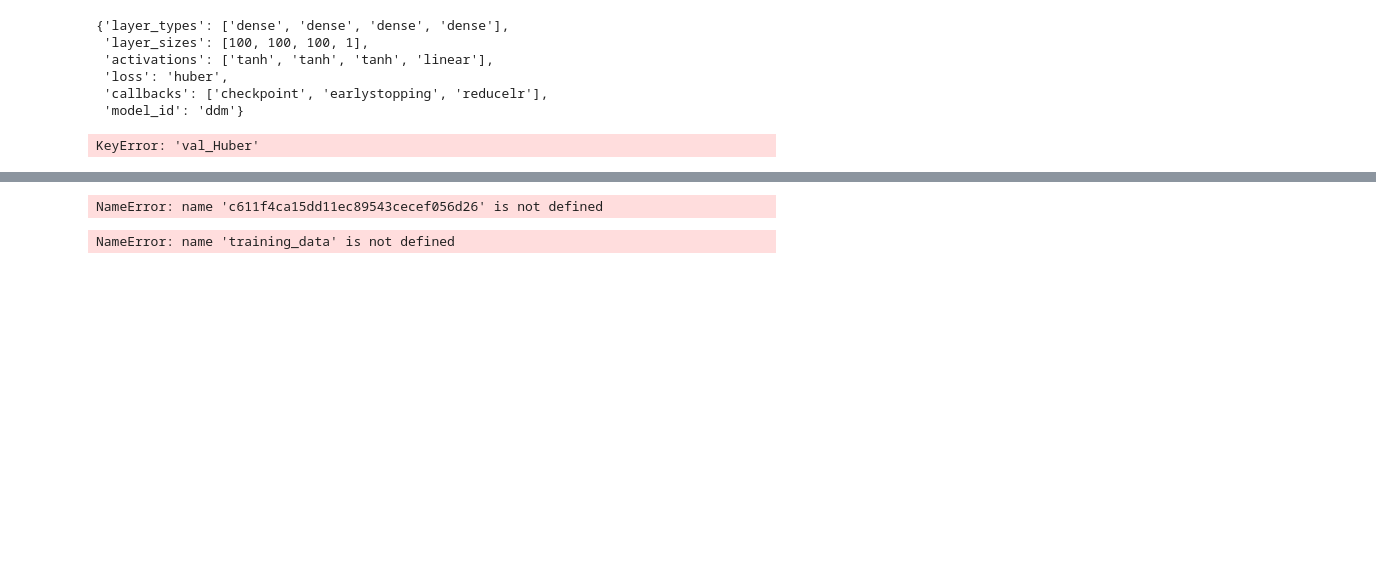
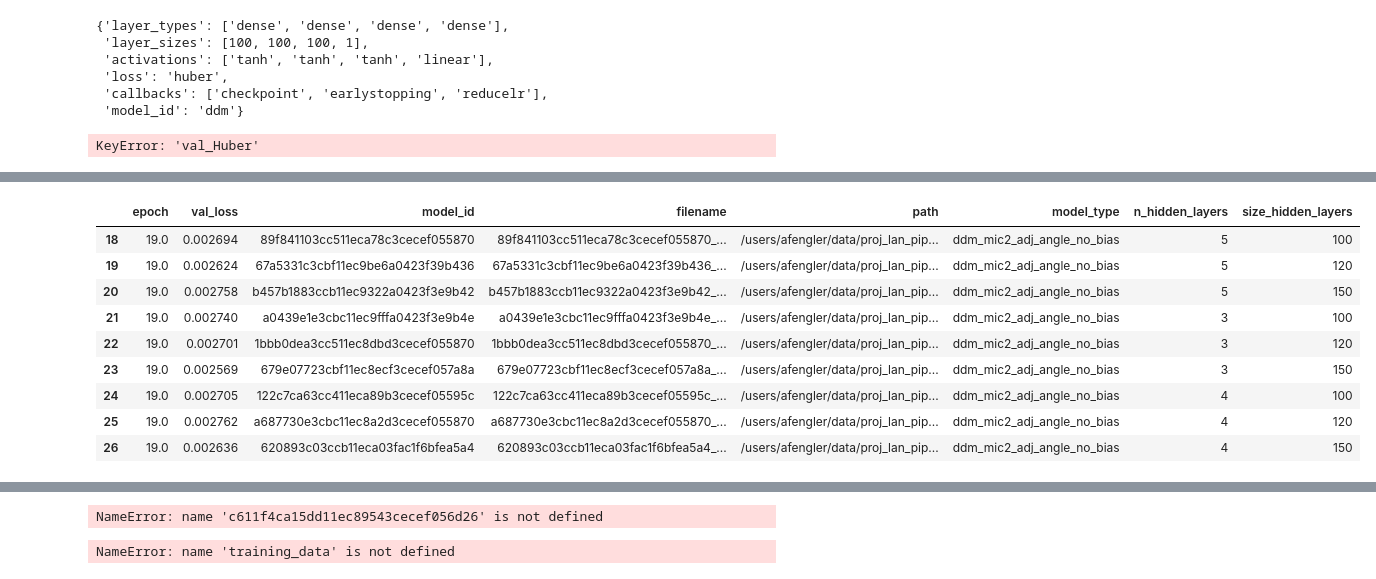
Before and after one commit to AlexanderFengler/LAN_scripts, a Jupyter notebook: check_network_performance.ipynb, the cells around one changed output, grey strips where cells are left out. Cells and saved outputs as stored; diff of their text form; code cells hidden in the pictures; blank space fills up the shorter version.

```diff
--- a/check_network_performance.ipynb
+++ b/check_network_performance.ipynb
@@ -137,0 +178,13 @@ full_dat.loc[full_dat['model_type'] == 'mic2_weibull_no_bias', :]
+# %%
+full_dat.loc[full_dat['model_type'] == 'ddm_mic2_adj_angle_no_bias', :]
+# %% [output]
+|  | epoch | val_loss | model_id | filename | path | model_type | n_hidden_layers | size_hidden_layers |
+| 18 | 19.0 | 0.002694 | 89f841103cc511eca78c3cecef055870 | 89f841103cc511eca78c3cecef055870_... | /users/afengler/data/proj_lan_pip... | ddm_mic2_adj_angle_no_bias | 5 | 100 |
+| 19 | 19.0 | 0.002624 | 67a5331c3cbf11ec9be6a0423f39b436 | 67a5331c3cbf11ec9be6a0423f39b436_... | /users/afengler/data/proj_lan_pip... | ddm_mic2_adj_angle_no_bias | 5 | 120 |
+| 20 | 19.0 | 0.002758 | b457b1883ccb11ec9322a0423f3e9b42 | b457b1883ccb11ec9322a0423f3e9b42_... | /users/afengler/data/proj_lan_pip... | ddm_mic2_adj_angle_no_bias | 5 | 150 |
+| 21 | 19.0 | 0.002740 | a0439e1e3cbc11ec9fffa0423f3e9b4e | a0439e1e3cbc11ec9fffa0423f3e9b4e_... | /users/afengler/data/proj_lan_pip... | ddm_mic2_adj_angle_no_bias | 3 | 100 |
+| 22 | 19.0 | 0.002701 | 1bbb0dea3cc511ec8dbd3cecef055870 | 1bbb0dea3cc511ec8dbd3cecef055870_... | /users/afengler/data/proj_lan_pip... | ddm_mic2_adj_angle_no_bias | 3 | 120 |
+| 23 | 19.0 | 0.002569 | 679e07723cbf11ec8ecf3cecef057a8a | 679e07723cbf11ec8ecf3cecef057a8a_... | /users/afengler/data/proj_lan_pip... | ddm_mic2_adj_angle_no_bias | 3 | 150 |
+| 24 | 19.0 | 0.002705 | 122c7ca63cc411eca89b3cecef05595c | 122c7ca63cc411eca89b3cecef05595c_... | /users/afengler/data/proj_lan_pip... | ddm_mic2_adj_angle_no_bias | 4 | 100 |
+| 25 | 19.0 | 0.002762 | a687730e3cbc11ec8a2d3cecef055870 | a687730e3cbc11ec8a2d3cecef055870_... | /users/afengler/data/proj_lan_pip... | ddm_mic2_adj_angle_no_bias | 4 | 120 |
+| 26 | 19.0 | 0.002636 | 620893c03ccb11eca03fac1f6bfea5a4 | 620893c03ccb11eca03fac1f6bfea5a4_... | /users/afengler/data/proj_lan_pip... | ddm_mic2_adj_angle_no_bias | 4 | 150 |
```
Also changed, not shown: parts of 7 cells of this notebook, 9 other files.
